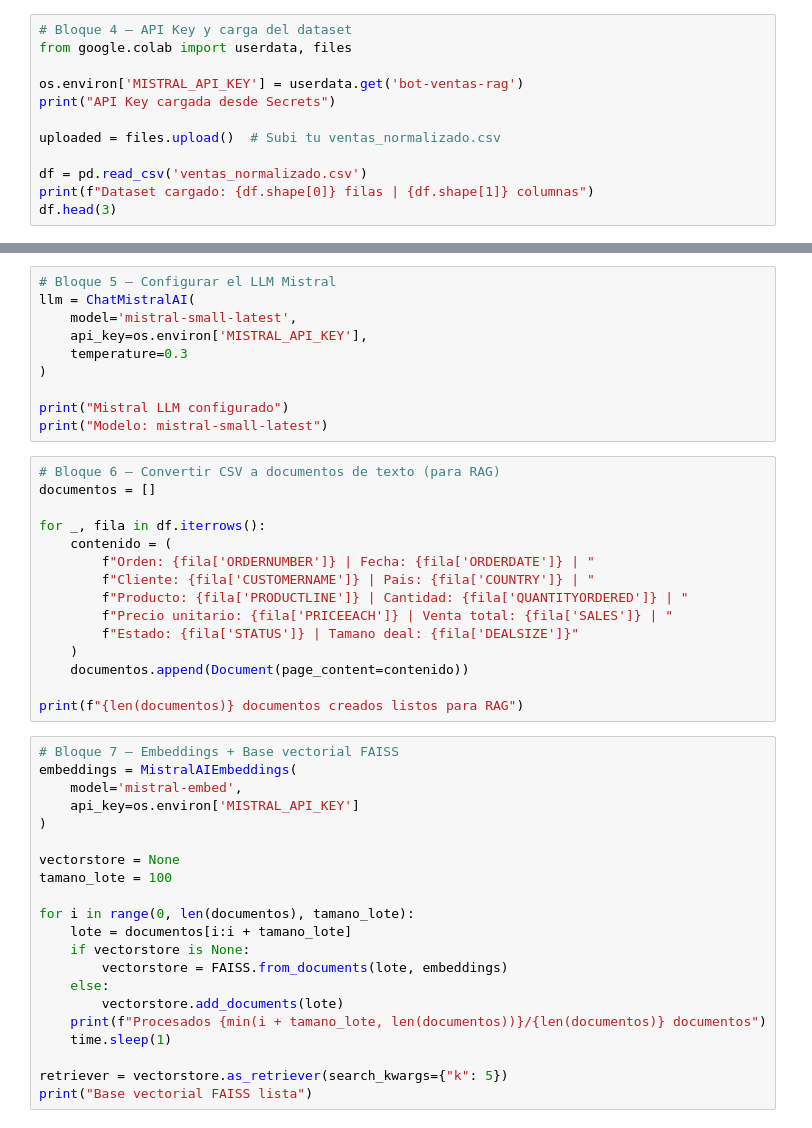
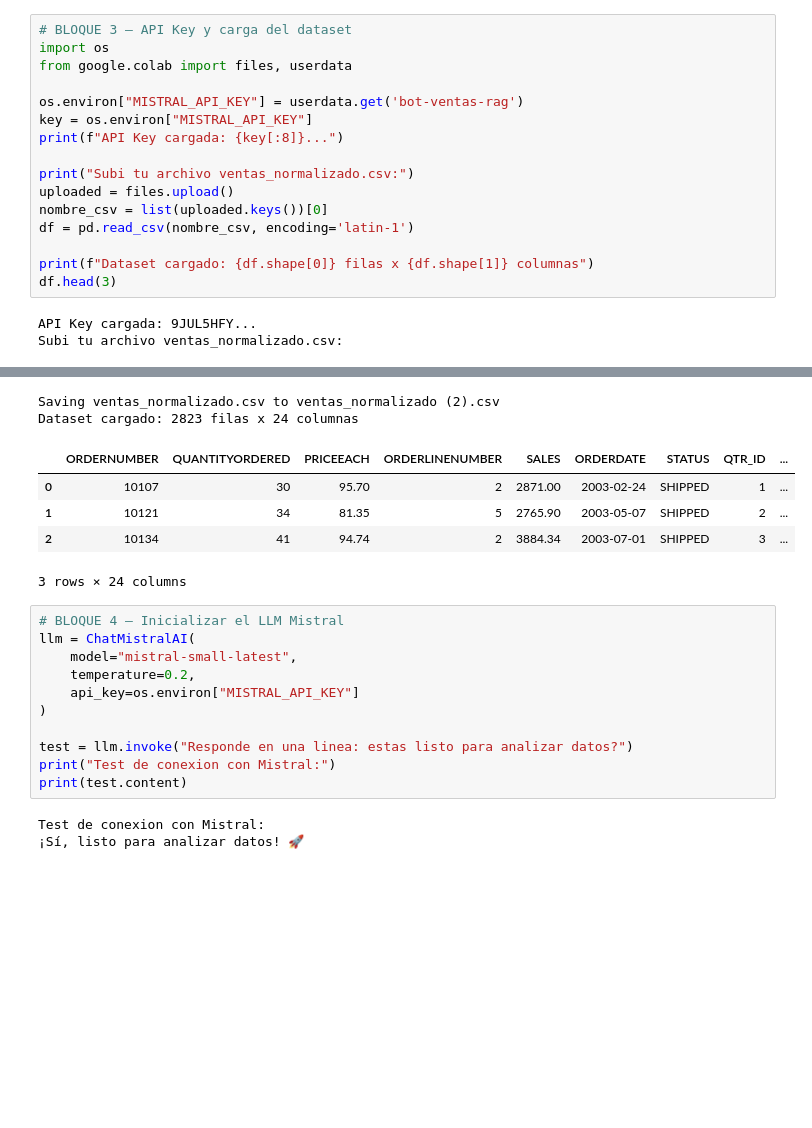
Before and after one commit to Tobydou21/bot-ventas-rag, a Jupyter notebook: bot_agente.ipynb, the cells around one changed output, grey strips where cells are left out. Cells and saved outputs as stored; diff of their text form; blank space fills up the shorter version.

```diff
--- a/bot_agente.ipynb
+++ b/bot_agente.ipynb
@@ -30,12 +40,19 @@ print("Imports correctos")
 # %%
-# Bloque 4 — API Key y carga del dataset
-from google.colab import userdata, files
+# BLOQUE 3 — API Key y carga del dataset
+import os
+from google.colab import files, userdata
 
-os.environ['MISTRAL_API_KEY'] = userdata.get('bot-ventas-rag')
-print("API Key cargada desde Secrets")
+os.environ["MISTRAL_API_KEY"] = userdata.get('bot-ventas-rag')
+key = os.environ["MISTRAL_API_KEY"]
+print(f"API Key cargada: {key[:8]}...")
 
-uploaded = files.upload()  # Subi tu ventas_normalizado.csv
+print("Subi tu archivo ventas_normalizado.csv:")
+uploaded = files.upload()
+nombre_csv = list(uploaded.keys())[0]
+df = pd.read_csv(nombre_csv, encoding='latin-1')
 
-df = pd.read_csv('ventas_normalizado.csv')
-print(f"Dataset cargado: {df.shape[0]} filas | {df.shape[1]} columnas")
+print(f"Dataset cargado: {df.shape[0]} filas x {df.shape[1]} columnas")
 df.head(3)
+# %% [output]
+API Key cargada: 9JUL5HFY...
+Subi tu archivo ventas_normalizado.csv:
@@ -42,47 +60,22 @@ df.head(3)
+Saving ventas_normalizado.csv to ventas_normalizado (2).csv
+Dataset cargado: 2823 filas x 24 columnas
+|  | ORDERNUMBER | QUANTITYORDERED | PRICEEACH | ORDERLINENUMBER | SALES | ORDERDATE | STATUS | QTR_ID | ... |
+| 0 | 10107 | 30 | 95.70 | 2 | 2871.00 | 2003-02-24 | SHIPPED | 1 | ... |
+| 1 | 10121 | 34 | 81.35 | 5 | 2765.90 | 2003-05-07 | SHIPPED | 2 | ... |
+| 2 | 10134 | 41 | 94.74 | 2 | 3884.34 | 2003-07-01 | SHIPPED | 3 | ... |
+3 rows × 24 columns
 # %%
-# Bloque 5 — Configurar el LLM Mistral
+# BLOQUE 4 — Inicializar el LLM Mistral
 llm = ChatMistralAI(
-    model='mistral-small-latest',
-    api_key=os.environ['MISTRAL_API_KEY'],
-    temperature=0.3
+    model="mistral-small-latest",
+    temperature=0.2,
+    api_key=os.environ["MISTRAL_API_KEY"]
 )
 
-print("Mistral LLM configurado")
-print("Modelo: mistral-small-latest")
+test = llm.invoke("Responde en una linea: estas listo para analizar datos?")
+print("Test de conexion con Mistral:")
+print(test.content)
+# %% [output]
+Test de conexion con Mistral:
+¡Sí, listo para analizar datos! 🚀
-# %%
-# Bloque 6 — Convertir CSV a documentos de texto (para RAG)
-documentos = []
-
-for _, fila in df.iterrows():
-    contenido = (
-        f"Orden: {fila['ORDERNUMBER']} | Fecha: {fila['ORDERDATE']} | "
-        f"Cliente: {fila['CUSTOMERNAME']} | Pais: {fila['COUNTRY']} | "
-        f"Producto: {fila['PRODUCTLINE']} | Cantidad: {fila['QUANTITYORDERED']} | "
-        f"Precio unitario: {fila['PRICEEACH']} | Venta total: {fila['SALES']} | "
-        f"Estado: {fila['STATUS']} | Tamano deal: {fila['DEALSIZE']}"
-    )
-    documentos.append(Document(page_content=contenido))
-
-print(f"{len(documentos)} documentos creados listos para RAG")
-# %%
-# Bloque 7 — Embeddings + Base vectorial FAISS
-embeddings = MistralAIEmbeddings(
-    model='mistral-embed',
-    api_key=os.environ['MISTRAL_API_KEY']
-)
-
-vectorstore = None
-tamano_lote = 100
-
-for i in range(0, len(documentos), tamano_lote):
-    lote = documentos[i:i + tamano_lote]
-    if vectorstore is None:
-        vectorstore = FAISS.from_documents(lote, embeddings)
-    else:
-        vectorstore.add_documents(lote)
-    print(f"Procesados {min(i + tamano_lote, len(documentos))}/{len(documentos)} documentos")
-    time.sleep(1)
-
-retriever = vectorstore.as_retriever(search_kwargs={"k": 5})
-print("Base vectorial FAISS lista")
 # %%
```
Also changed, not shown: parts of 18 cells of this notebook.
